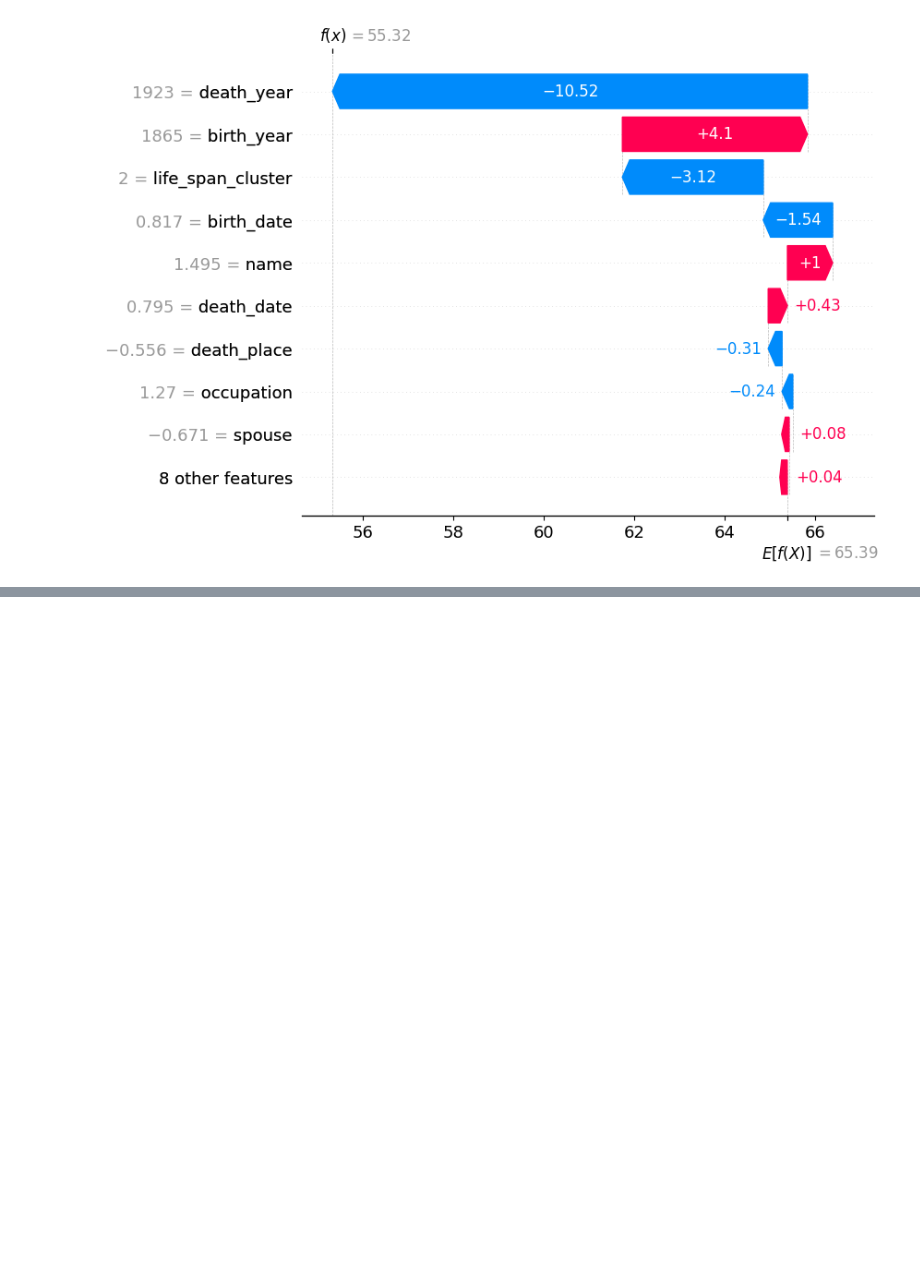
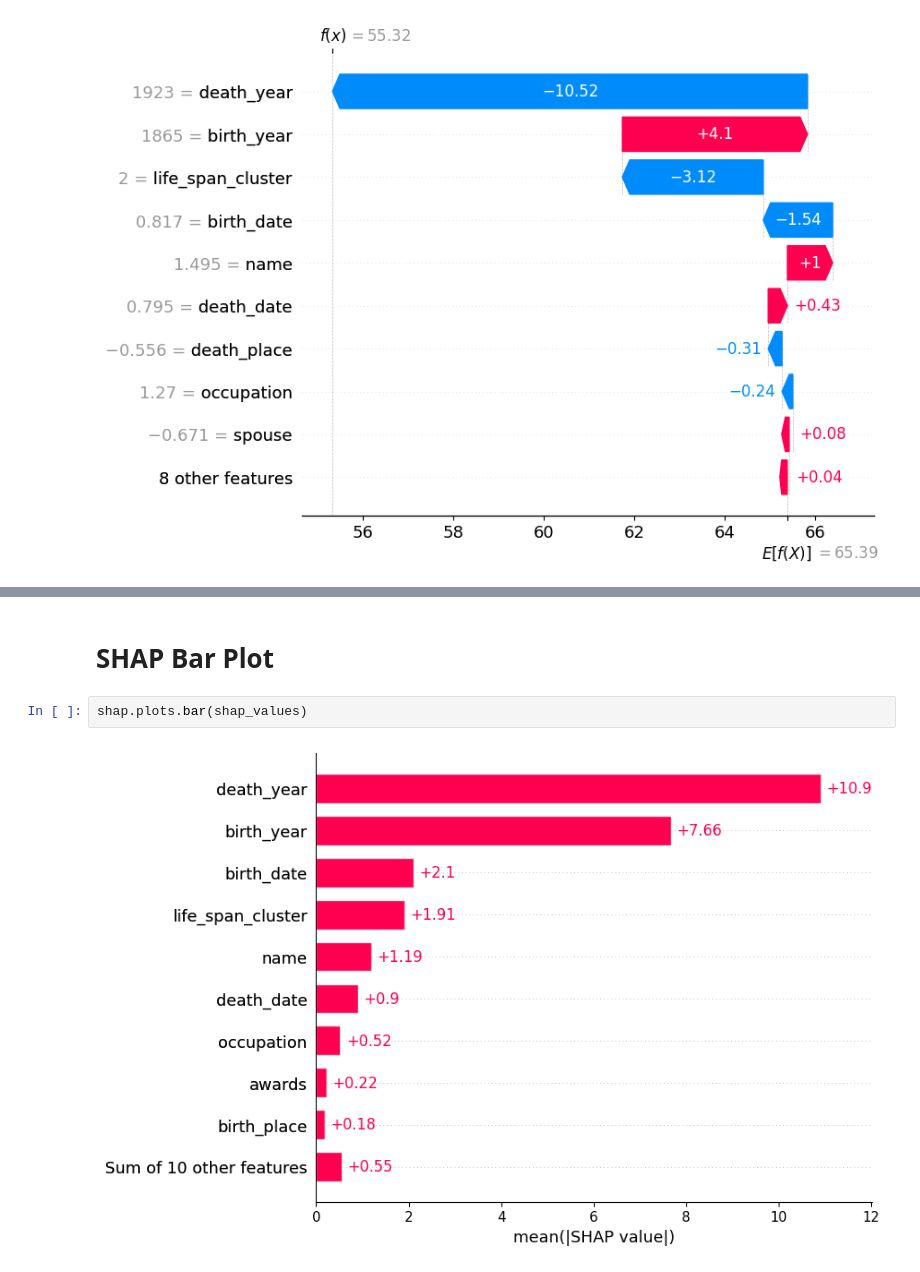
Before and after one commit to rasulbekdeveloper907/LifeSpan_Peoples, a Jupyter notebook: Notebooks/shap_analysis.ipynb, the cells around one changed output, grey strips where cells are left out. Saved outputs shown, nothing was run; the diff lists cells and outputs as text; blank space fills up the shorter version.

```diff
--- a/Notebooks/shap_analysis.ipynb
+++ b/Notebooks/shap_analysis.ipynb
@@ -138,0 +84,6 @@ Model ko‘proq **temporal feature’lar** (`birth_year`, `death_year`, `birth_d
+# %% [markdown]
+# SHAP Bar Plot
+# %%
+shap.plots.bar(shap_values)
+# %% [output]
+[figure, added]
```
Also changed, not shown: parts of 14 cells of this notebook, 1 other file.
